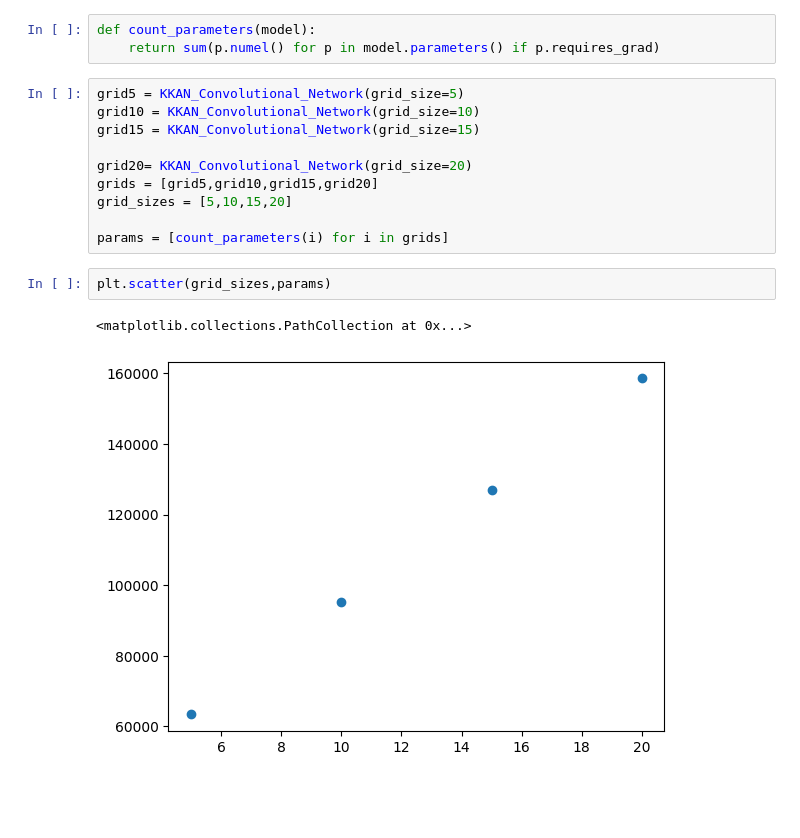
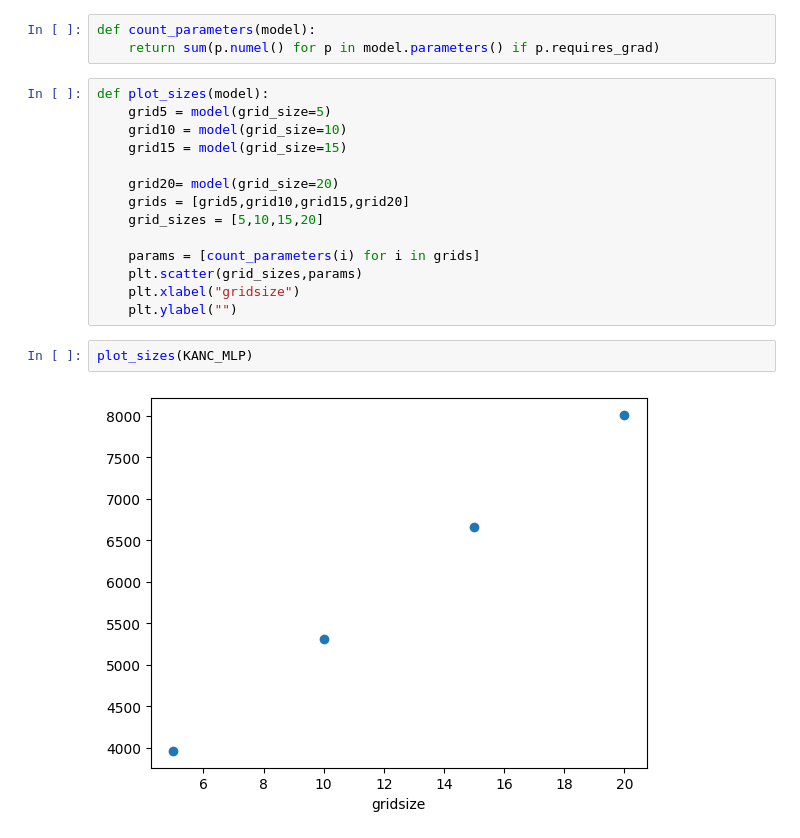
Before and after one commit to AntonioTepsich/Convolutional-KANs, a Jupyter notebook: grid_size_parameters.ipynb, the cells around one changed output. Cells and saved outputs as stored; diff of their text form; blank space fills up the shorter version.

```diff
--- a/grid_size_parameters.ipynb
+++ b/grid_size_parameters.ipynb
@@ -6,17 +6,20 @@ from architectures_28x28.KKAN import KKAN_Convolutional_Network
 def count_parameters(model):
     return sum(p.numel() for p in model.parameters() if p.requires_grad)
 # %%
-grid5 = KKAN_Convolutional_Network(grid_size=5)
-grid10 = KKAN_Convolutional_Network(grid_size=10)
-grid15 = KKAN_Convolutional_Network(grid_size=15)
+def plot_sizes(model):
+    grid5 = model(grid_size=5)
+    grid10 = model(grid_size=10)
+    grid15 = model(grid_size=15)
 
-grid20= KKAN_Convolutional_Network(grid_size=20)
-grids = [grid5,grid10,grid15,grid20]
-grid_sizes = [5,10,15,20]
+    grid20= model(grid_size=20)
+    grids = [grid5,grid10,grid15,grid20]
+    grid_sizes = [5,10,15,20]
 
-params = [count_parameters(i) for i in grids]
+    params = [count_parameters(i) for i in grids]
+    plt.scatter(grid_sizes,params)
+    plt.xlabel("gridsize")
+    plt.ylabel("")
-# %%
-plt.scatter(grid_sizes,params)
-# %% [output]
-<matplotlib.collections.PathCollection at 0x...>
-[figure, removed]
+# %%
+plot_sizes(KANC_MLP)
+# %% [output]
+[figure, added]
```
Also changed, not shown: parts of 5 cells of this notebook, 9 other files.
